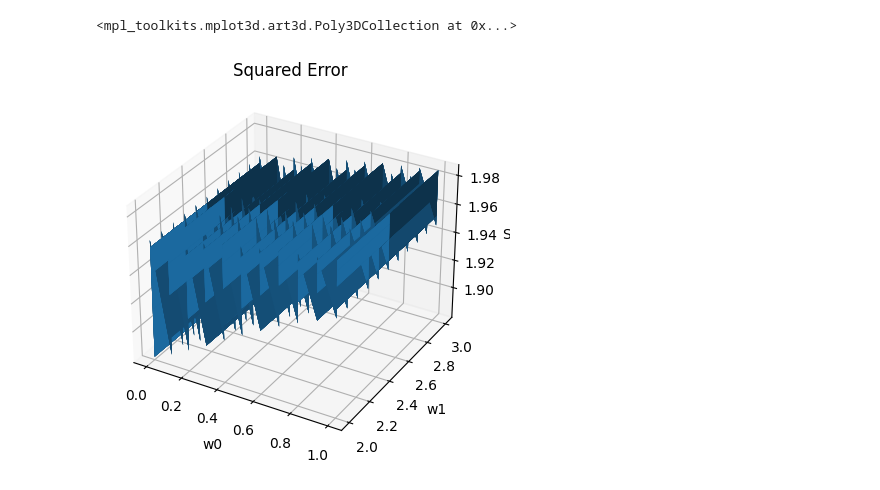
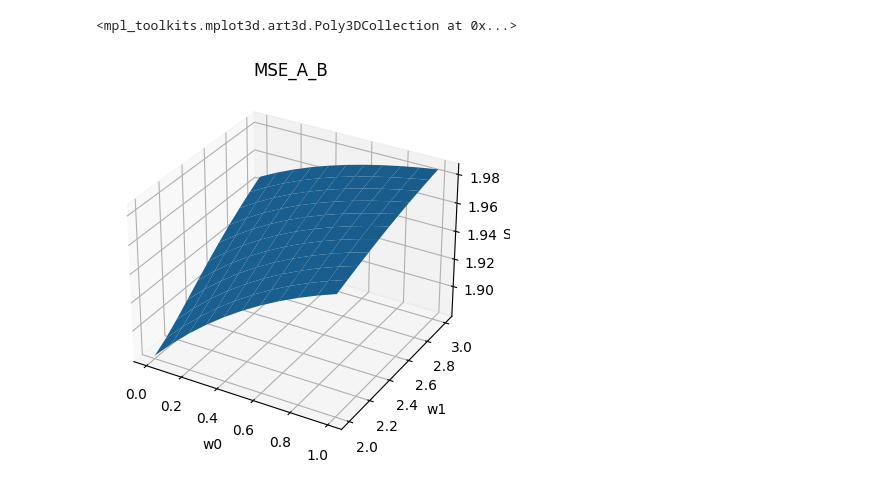
Before and after one commit to MrRuper/JNPII_ML, a Jupyter notebook: Project1/bp372955_zad1.ipynb, the cells around one changed output. Cells and saved outputs as stored; diff of their text form; code cells hidden in the pictures.

Commit message:
Fixed style, fixed plotting procedure, add comments

```diff
--- a/Project1/bp372955_zad1.ipynb
+++ b/Project1/bp372955_zad1.ipynb
@@ -5,7 +5,6 @@ from mpl_toolkits.mplot3d import axes3d
 # %%
 #The data in the project is given by small matrix, thus we initialise it manualy.
 #'f8' stands for 64-bit float.
-
 data_input = np.array([(1.0, 1.3, 2.6, 0),
                        (2.2, 1.1, 1.2, 1),
                        (2.0, 2.4, 3.8, 1),
@@ -14,77 +13,78 @@ data_input = np.array([(1.0, 1.3, 2.6, 0),
                        dtype = {'names': ('A','B','C','Y'),
                                 'formats': ('f8','f8','f8','i8')})
 
-#define w_0 and w_1 weights
+#Define the number of input parameters (the constant from a probem description).
+number_of_argument = 11
 
-input_weights_w_0 = np.linspace(0, 1, 11)
-input_weights_w_1 = np.linspace(2, 3, 11)
+#Define w_0 and w_1 weights.
+input_weights_w_0 = np.linspace(0, 1, number_of_argument)
+input_weights_w_1 = np.linspace(2, 3, number_of_argument)
 
-#define A, B, Y and B, C, Y matrices fro the input
-
+#Define A, B, Y and B, C, Y matrices fro the input.
 data_A_B_Y = data_input[['A', 'B', 'Y']].copy()
 data_B_C_Y = data_input[['B', 'C', 'Y']].copy()
 
-#define the MSE_matrix which has in the row (w_0, w_1, MSE(w0,w1))
-
+#Define the MSE_matrix which has in the row (w_0, w_1, MSE(w0,w1)).
 MSE_matrix_A_B = []
 MSE_matrix_B_C = []
 
+#For each fixed w_0,w_1 we compute the MSE of the model and
+#save the triple (w_0, w_1, MSE(w_0, w_1)) to the MSE_matrix_A_B / _B_C.
 for i in input_weights_w_0:
     for j in input_weights_w_1:
 
-        #define model function
-
+        #Define the model prediction function.
         M = lambda x_0, x_1 : 1 / (1 + np.exp(-(i*x_0 + j*x_1)))
 
-        #define helper variables for the MSE count for fixed weights w_0 and w_1
+        #Define helper variables for the MSE count for fixed weights w_0 and w_1.
         local_variable1 = 0
         local_variable2 = 0
 
-        #loop for A, B, Y data
-
+        #Loop for A, B, Y data.
         for z in data_A_B_Y:
             local_variable1 += (z[2] - M(z[0], z[1]))**2
 
-        #loop for B, C, Y data
-
+        #Loop for B, C, Y data.
         for z in data_B_C_Y:
             local_variable2 += (z[2] - M(z[0], z[1]))**2
 
         MSE_matrix_A_B.append([i, j, local_variable1])
         MSE_matrix_B_C.append([i, j, local_variable2])
 
+#Convert MSE_matrix_A_B / B_C to the np.arry type
+#for the further computations.
 MSE_matrix_A_B = np.array(MSE_matrix_A_B)
 MSE_matrix_B_C = np.array(MSE_matrix_B_C)
 
-#Prepare the columns for plotting.
-#For A, B matrix
+#Make a grid of the weights for the 3D plotting of the result.
+[w0,w1] = np.meshgrid(input_weights_w_0, input_weights_w_1)
 
-first_column_A_B = MSE_matrix_A_B[:, 0]
-second_column_A_B = MSE_matrix_A_B[:, 1]
-third_column_A_B = MSE_matrix_A_B[:, 2]
+#Define two matrices result_column_A_B / B_C for
+#the graph plotting. These matrices will have the same
+#shape as the w0 and w1 from the meshgrid and they will
+#keep the matching answer in the sense: for each i,j
+#the triple (w0[i][j], w1[i][j], result_column_A_B[i][j])
+#will be the same as the corresponding triple in the MSE_matrix_A_B.
+result_column_A_B = np.zeros((11,11))
+result_column_B_C = np.zeros((11,11))
 
-#For B, C matrix
+#Here we find the values of those two matrices.
+for i in range(11):
+    for j in range(11):
+        result_column_A_B[i][j] = MSE_matrix_A_B[number_of_argument * i + j][2]
+        result_column_B_C[i][j] = MSE_matrix_B_C[number_of_argument * i + j][2]
 
-first_column_B_C = MSE_matrix_B_C[:, 0]
-second_column_B_C = MSE_matrix_B_C[:, 1]
-third_column_B_C = MSE_matrix_B_C[:, 2]
-
-#Create the grid of the first and second columns.
-#For A, B:
-
-[w0,w1] = np.meshgrid(first_column_A_B, second_column_A_B)
-Z = np.zeros((121,121))
-
-for i in range(121):
-    for j in range(121):
-        Z[i][j] = third_column_A_B[j]
-
-#third_column_A_B = third_column_A_B.reshape((11,11))
-
+#Plotting the MSE_A_B.
 fig = plt.figure()
 ax = plt.axes(projection='3d')
-ax.set(title = 'Squared Error', zlabel='SE', xlabel='w0', ylabel='w1')
-ax.plot_surface(w0,w1 ,Z)
+ax.set(title = 'MSE_A_B', zlabel='SE', xlabel='w0', ylabel='w1')
+ax.plot_surface(w0,w1 ,result_column_A_B)
+
+#Plotting the MSE_B_C.
+fig = plt.figure()
+ax = plt.axes(projection='3d')
+ax.set(title = 'MSE_B_C', zlabel='MSE', xlabel='w0', ylabel='w1')
+ax.plot_surface(w0,w1 ,result_column_B_C)
 # %% [output]
 <mpl_toolkits.mplot3d.art3d.Poly3DCollection at 0x...>
-[figure, old version]
+[figure, new version]
```
Also changed, not shown: parts of 1 cell of this notebook.
